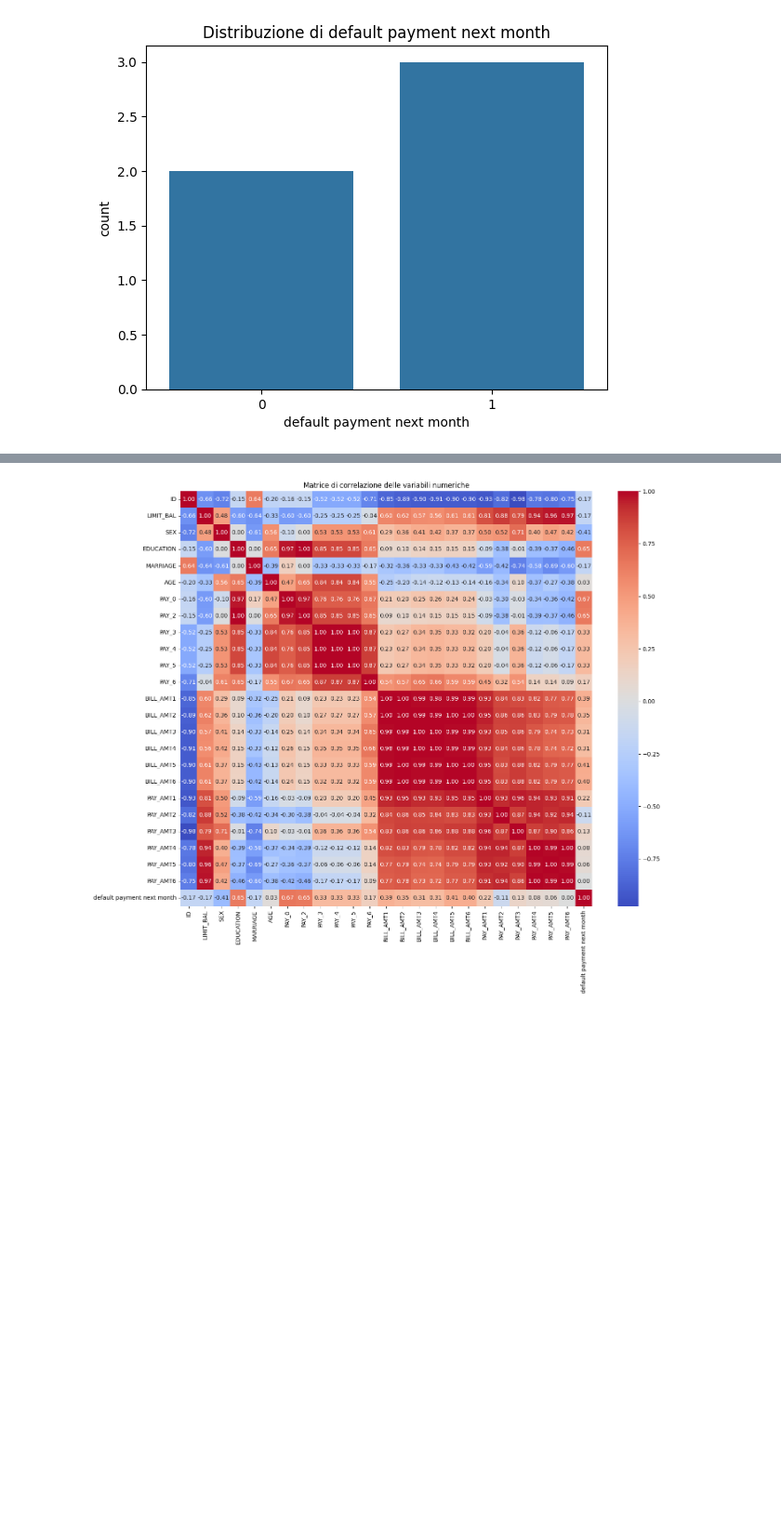
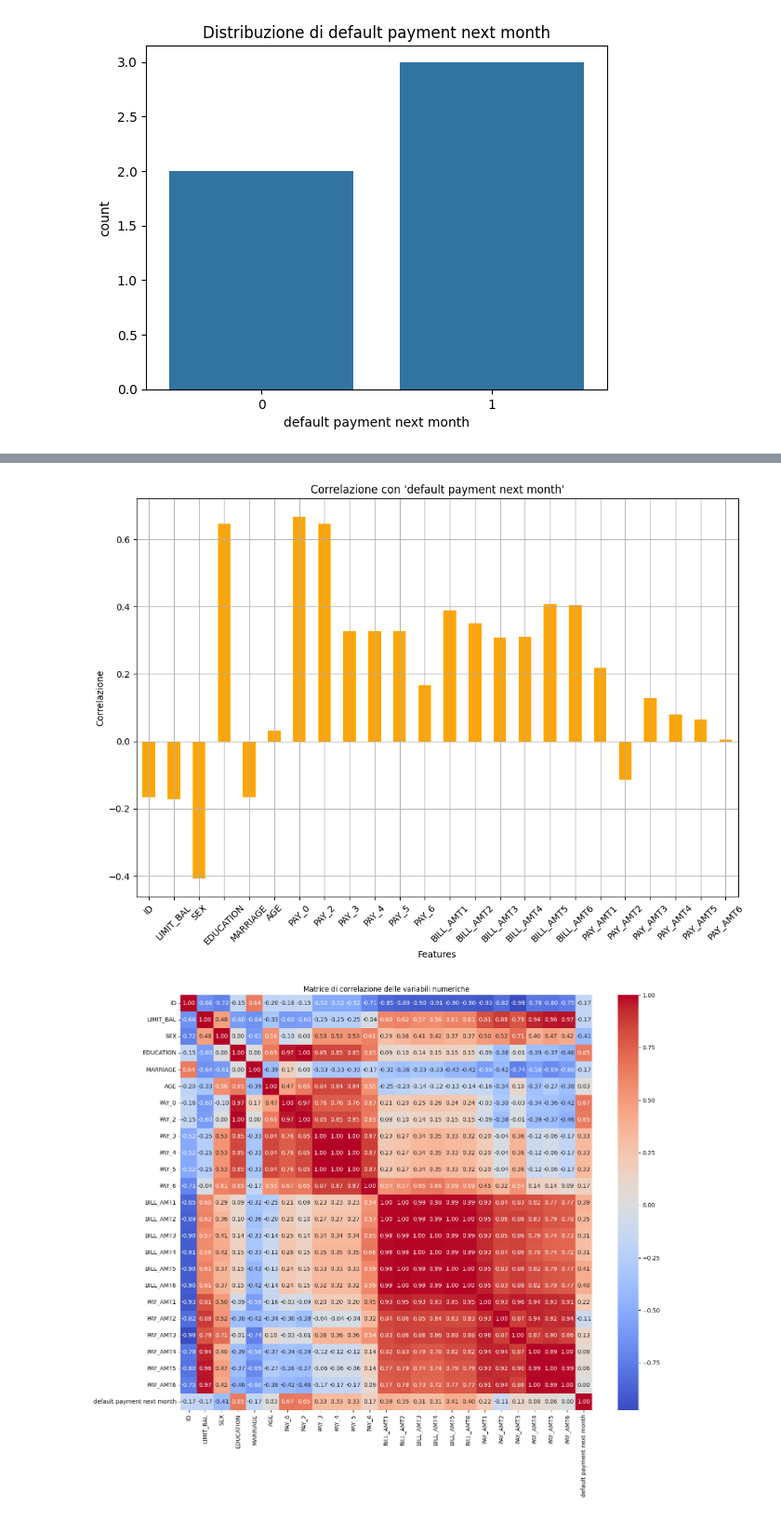
Before and after one commit to LucaPerf/Assignement-Advanced-ML, a Jupyter notebook: Assignment_one_template.ipynb, the cells around one changed output, grey strips where cells are left out. Shown at 93% size. Cells and saved outputs as stored; diff of their text form; code cells hidden in the pictures; blank space fills up the shorter version.

```diff
--- a/Assignment_one_template.ipynb
+++ b/Assignment_one_template.ipynb
@@ -171,3 +183,17 @@ for col in categorical_columns:
+# %%
+# Calcola la correlazione tra ogni feature e il target
+correlation = df_train_data.drop('default payment next month', axis=1).corrwith(df_train_data['default payment next month'])
+
+# Crea un grafico a barre per visualizzare le correlazioni
+plt.figure(figsize=(12, 8))
+correlation.plot(kind='bar', grid=True, color='orange')
+plt.title("Correlazione con 'default payment next month'")
+plt.xlabel("Features")
+plt.ylabel("Correlazione")
+plt.xticks(rotation=45)
+plt.show()
+# %% [output]
+[figure, added]
 # %%
 # relazioni tra variabili
 # Mappa di correlazione
```
Also changed, not shown: parts of 26 cells of this notebook.
